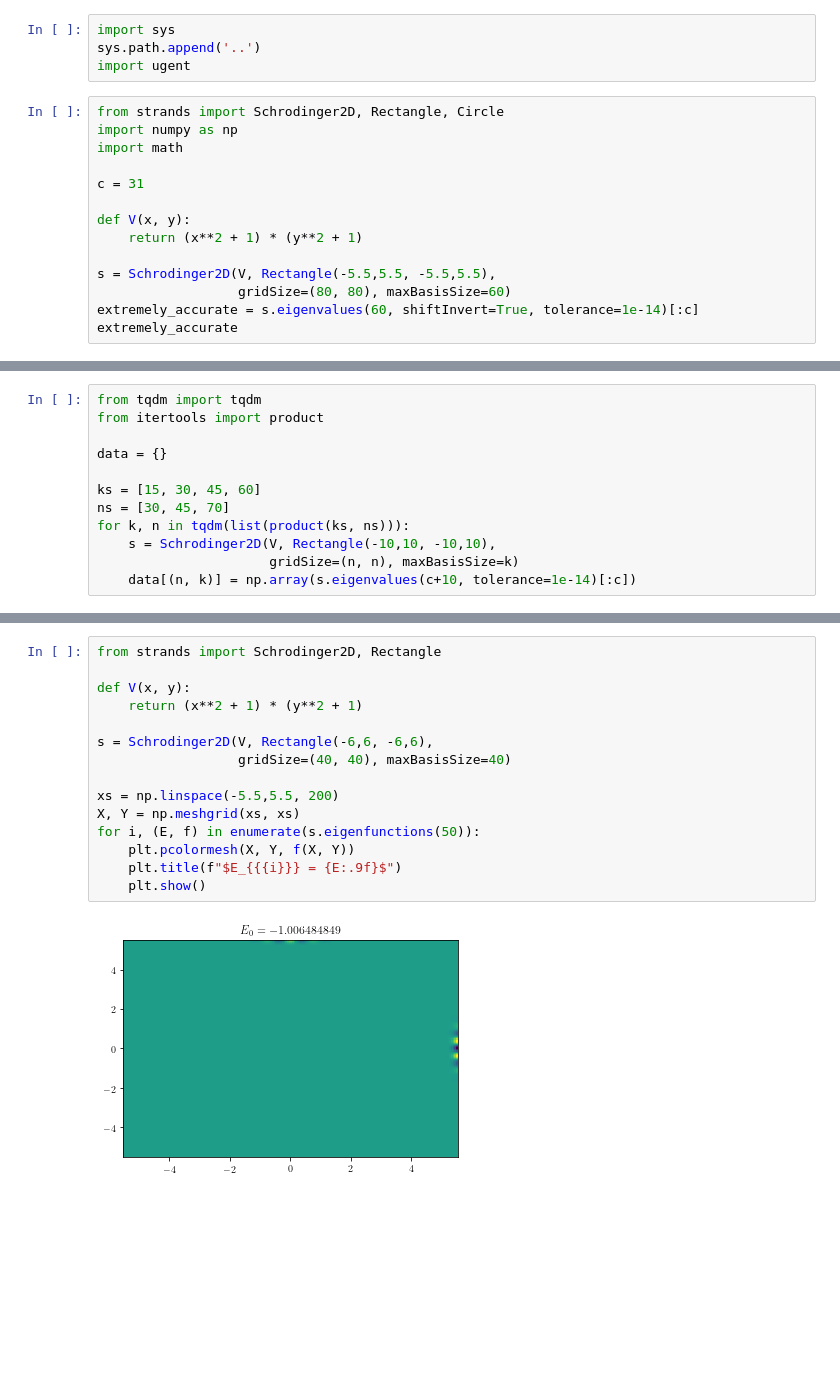
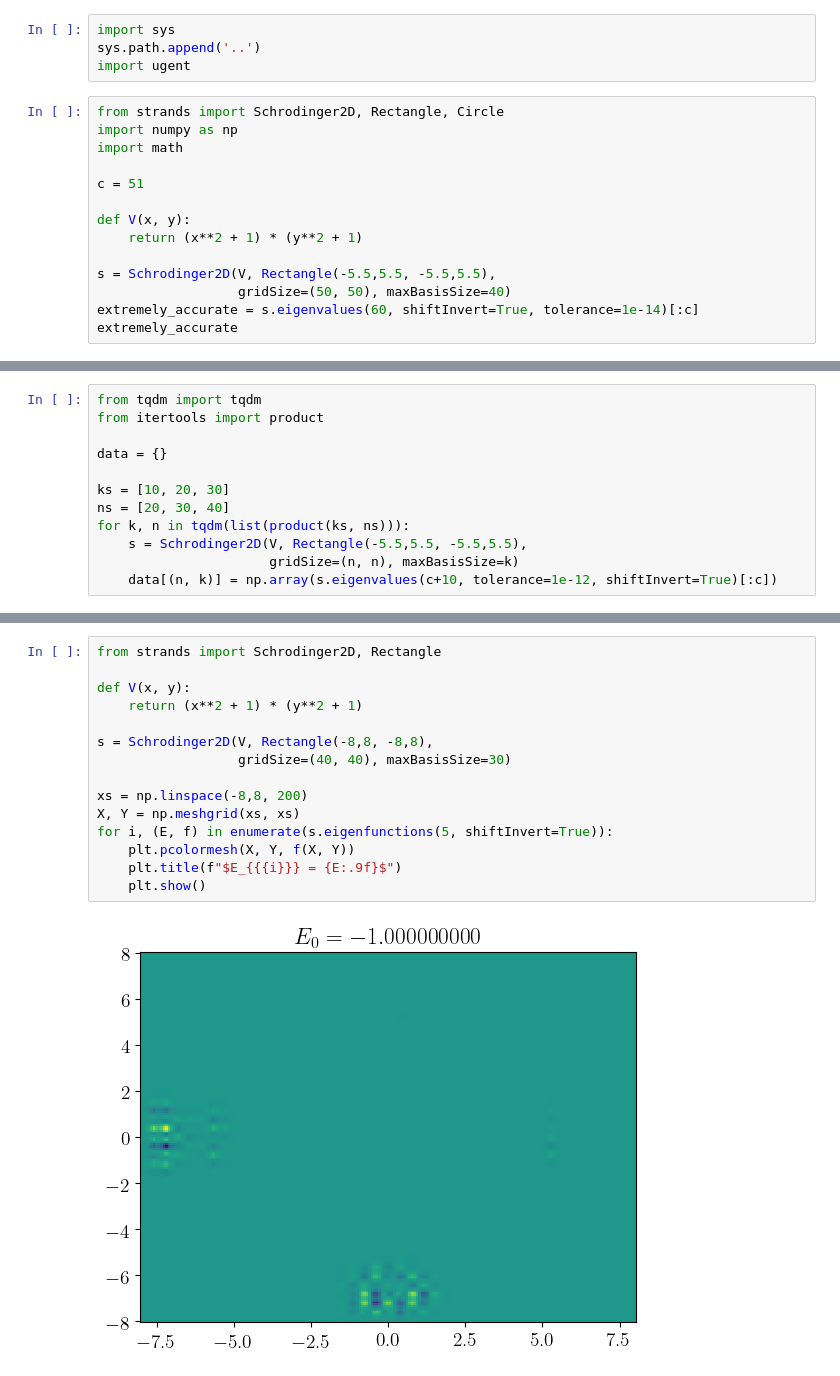
Before and after one commit to toonijn/PhD-thesis, a Jupyter notebook: img/chapter4/nm_benchmark_ixaru.ipynb, the cells around one changed output, grey strips where cells are left out. Cells and saved outputs as stored; diff of their text form; blank space fills up the shorter version.

```diff
--- a/img/chapter4/nm_benchmark_ixaru.ipynb
+++ b/img/chapter4/nm_benchmark_ixaru.ipynb
@@ -7,13 +7,13 @@ from strands import Schrodinger2D, Rectangle, Circle
 import numpy as np
 import math
 
-c = 31
+c = 51
 
 def V(x, y):
     return (x**2 + 1) * (y**2 + 1)
 
 s = Schrodinger2D(V, Rectangle(-5.5,5.5, -5.5,5.5),
-                  gridSize=(80, 80), maxBasisSize=60)
+                  gridSize=(50, 50), maxBasisSize=40)
 extremely_accurate = s.eigenvalues(60, shiftInvert=True, tolerance=1e-14)[:c]
 extremely_accurate
 # %% [output]
@@ -48,12 +48,12 @@ from itertools import product
 
 data = {}
 
-ks = [15, 30, 45, 60]
-ns = [30, 45, 70]
+ks = [10, 20, 30]
+ns = [20, 30, 40]
 for k, n in tqdm(list(product(ks, ns))):
-    s = Schrodinger2D(V, Rectangle(-10,10, -10,10),
+    s = Schrodinger2D(V, Rectangle(-5.5,5.5, -5.5,5.5),
                       gridSize=(n, n), maxBasisSize=k)
-    data[(n, k)] = np.array(s.eigenvalues(c+10, tolerance=1e-14)[:c])
+    data[(n, k)] = np.array(s.eigenvalues(c+10, tolerance=1e-12, shiftInvert=True)[:c])
 # %%
 import matplotlib.pyplot as plt
 from matplotlib.ticker import FixedLocator, FormatStrFormatter, ScalarFormatter
@@ -111,17 +117,17 @@ plt.savefig(f"nm_test_ixaru.pdf", bbox_inches="tight")
 # %%
 from strands import Schrodinger2D, Rectangle
 
 def V(x, y):
     return (x**2 + 1) * (y**2 + 1)
 
-s = Schrodinger2D(V, Rectangle(-6,6, -6,6),
-                  gridSize=(40, 40), maxBasisSize=40)
+s = Schrodinger2D(V, Rectangle(-8,8, -8,8),
+                  gridSize=(40, 40), maxBasisSize=30)
 
-xs = np.linspace(-5.5,5.5, 200)
+xs = np.linspace(-8,8, 200)
 X, Y = np.meshgrid(xs, xs)
-for i, (E, f) in enumerate(s.eigenfunctions(50)):
+for i, (E, f) in enumerate(s.eigenfunctions(5, shiftInvert=True)):
     plt.pcolormesh(X, Y, f(X, Y))
     plt.title(f"$E_{{{i}}} = {E:.9f}$")
     plt.show()
 # %% [output]
-[figure, old version]
+[figure, new version]
```
Also changed, not shown: parts of 5 cells of this notebook, 5 other files.
